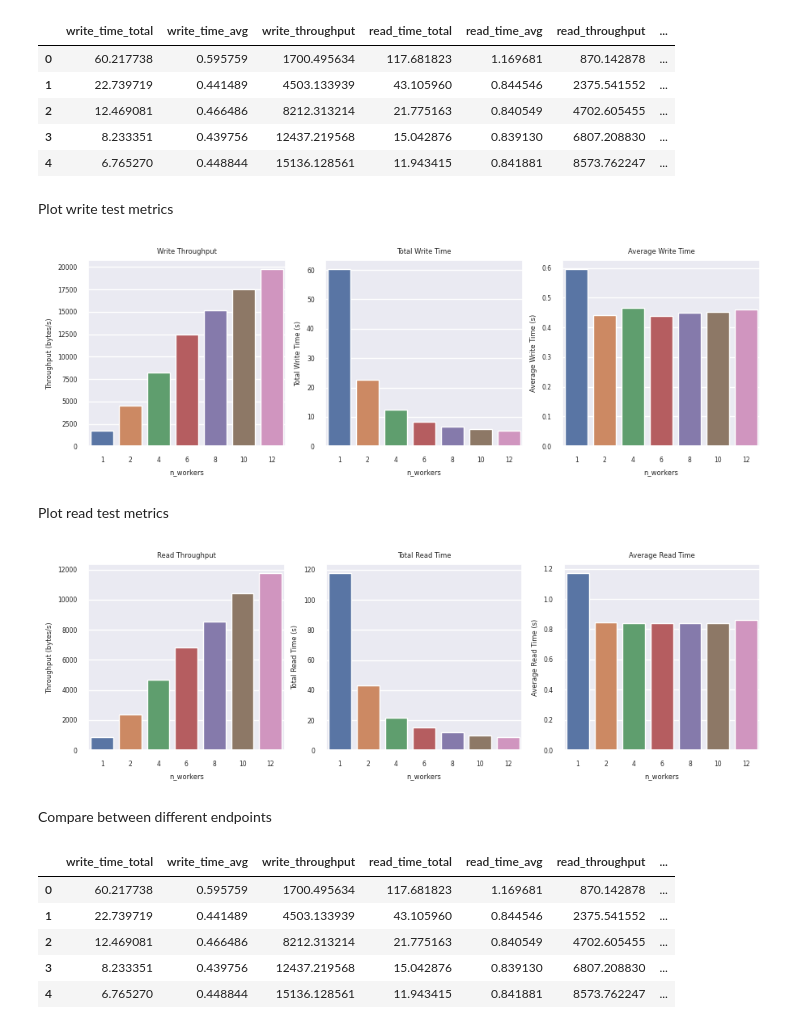
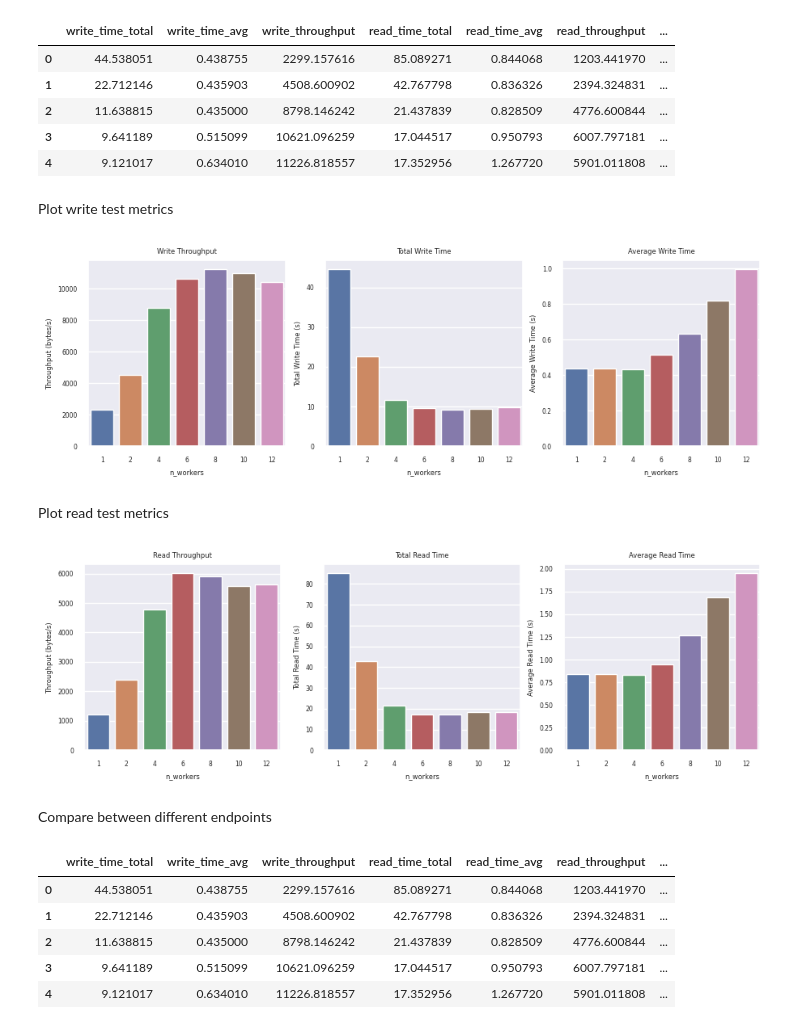
Before and after one commit to samueljackson92/s3-write-tests, a Jupyter notebook: plot_results.ipynb, the cells around one changed output. Cells and saved outputs as stored; diff of their text form; code cells hidden in the pictures.

```diff
--- a/plot_results.ipynb
+++ b/plot_results.ipynb
@@ -9,23 +9,23 @@ FONT_SCALE = 0.5
 sns.set_palette('muted')
 sns.set(font_scale=FONT_SCALE)
 # %%
-results_folder = Path('results/run_1')
-df = pd.read_csv(results_folder / 'results_csd3.csv', index_col=0)
-df.head()
+results_folder = Path('results/run_2')
+df_diff = pd.read_csv(results_folder / 'results_csd3.csv', index_col=0)
+df_diff.head()
 # %% [output]
 |  | write_time_total | write_time_avg | write_throughput | read_time_total | read_time_avg | read_throughput | ... |
-| 0 | 60.217738 | 0.595759 | 1700.495634 | 117.681823 | 1.169681 | 870.142878 | ... |
-| 1 | 22.739719 | 0.441489 | 4503.133939 | 43.105960 | 0.844546 | 2375.541552 | ... |
-| 2 | 12.469081 | 0.466486 | 8212.313214 | 21.775163 | 0.840549 | 4702.605455 | ... |
-| 3 | 8.233351 | 0.439756 | 12437.219568 | 15.042876 | 0.839130 | 6807.208830 | ... |
-| 4 | 6.765270 | 0.448844 | 15136.128561 | 11.943415 | 0.841881 | 8573.762247 | ... |
+| 0 | 44.538051 | 0.438755 | 2299.157616 | 85.089271 | 0.844068 | 1203.441970 | ... |
+| 1 | 22.712146 | 0.435903 | 4508.600902 | 42.767798 | 0.836326 | 2394.324831 | ... |
+| 2 | 11.638815 | 0.435000 | 8798.146242 | 21.437839 | 0.828509 | 4776.600844 | ... |
+| 3 | 9.641189 | 0.515099 | 10621.096259 | 17.044517 | 0.950793 | 6007.797181 | ... |
+| 4 | 9.121017 | 0.634010 | 11226.818557 | 17.352956 | 1.267720 | 5901.011808 | ... |
 # %% [markdown]
 Plot write test metrics
 # %%
 fig, (ax1, ax2, ax3) = plt.subplots(1, 3, figsize=(9, 3))
-sns.barplot(df, y='write_throughput', x='n_workers', ax=ax1)
-sns.barplot(df, y='write_time_total', x='n_workers', ax=ax2)
-sns.barplot(df, y='write_time_avg', x='n_workers', ax=ax3)
+sns.barplot(df_diff, y='write_throughput', x='n_workers', ax=ax1)
+sns.barplot(df_diff, y='write_time_total', x='n_workers', ax=ax2)
+sns.barplot(df_diff, y='write_time_avg', x='n_workers', ax=ax3)
 ax1.set_title('Write Throughput')
 ax1.set_ylabel('Throughput (bytes/s)')
 ax2.set_title('Total Write Time')
@@ -34,23 +34,23 @@ ax3.set_title('Average Write Time')
 ax3.set_ylabel('Average Write Time (s)')
 plt.tight_layout()
 # %% [output]
-[figure, old version]
+[figure, new version]
 # %% [markdown]
 Plot read test metrics
 # %%
 fig, (ax1, ax2, ax3) = plt.subplots(1, 3, figsize=(9, 3))
-sns.barplot(df, y='read_throughput', x='n_workers', ax=ax1)
-sns.barplot(df, y='read_time_total', x='n_workers', ax=ax2)
-sns.barplot(df, y='read_time_avg', x='n_workers', ax=ax3)
+sns.barplot(df_diff, y='read_throughput', x='n_workers', ax=ax1)
+sns.barplot(df_diff, y='read_time_total', x='n_workers', ax=ax2)
+sns.barplot(df_diff, y='read_time_avg', x='n_workers', ax=ax3)
 ax1.set_title('Read Throughput')
 ax1.set_ylabel('Throughput (bytes/s)')
 ax2.set_title('Total Read Time')
 ax2.set_ylabel('Total Read Time (s)')
 ax3.set_title('Average Read Time')
 ax3.set_ylabel('Average Read Time (s)')
 plt.tight_layout()
 # %% [output]
-[figure, old version]
+[figure, new version]
 # %% [markdown]
 Compare between different endpoints
 # %%
@@ -62,15 +62,15 @@ df_csd3_local = pd.read_csv(results_folder / 'results_csd3_login.csv', index_col
 df_csd3_local['endpoint'] = 'csd3_local'
 df_aws = pd.read_csv(results_folder / 'results_aws.csv', index_col=0)
 df_aws['endpoint'] = 'aws'
-df = pd.concat([df_csd3, df_csd3_local, df_stfc, df_aws])
-df.head()
+df_diff = pd.concat([df_csd3, df_csd3_local, df_stfc, df_aws])
+df_diff.head()
 # %% [output]
 |  | write_time_total | write_time_avg | write_throughput | read_time_total | read_time_avg | read_throughput | ... |
-| 0 | 60.217738 | 0.595759 | 1700.495634 | 117.681823 | 1.169681 | 870.142878 | ... |
-| 1 | 22.739719 | 0.441489 | 4503.133939 | 43.105960 | 0.844546 | 2375.541552 | ... |
-| 2 | 12.469081 | 0.466486 | 8212.313214 | 21.775163 | 0.840549 | 4702.605455 | ... |
-| 3 | 8.233351 | 0.439756 | 12437.219568 | 15.042876 | 0.839130 | 6807.208830 | ... |
-| 4 | 6.765270 | 0.448844 | 15136.128561 | 11.943415 | 0.841881 | 8573.762247 | ... |
+| 0 | 44.538051 | 0.438755 | 2299.157616 | 85.089271 | 0.844068 | 1203.441970 | ... |
+| 1 | 22.712146 | 0.435903 | 4508.600902 | 42.767798 | 0.836326 | 2394.324831 | ... |
+| 2 | 11.638815 | 0.435000 | 8798.146242 | 21.437839 | 0.828509 | 4776.600844 | ... |
+| 3 | 9.641189 | 0.515099 | 10621.096259 | 17.044517 | 0.950793 | 6007.797181 | ... |
+| 4 | 9.121017 | 0.634010 | 11226.818557 | 17.352956 | 1.267720 | 5901.011808 | ... |
 # %%
 
 fig, (ax1, ax2, ax3) = plt.subplots(1, 3, figsize=(9, 3))
```
Also changed, not shown: parts of 6 cells of this notebook, 6 other files.
